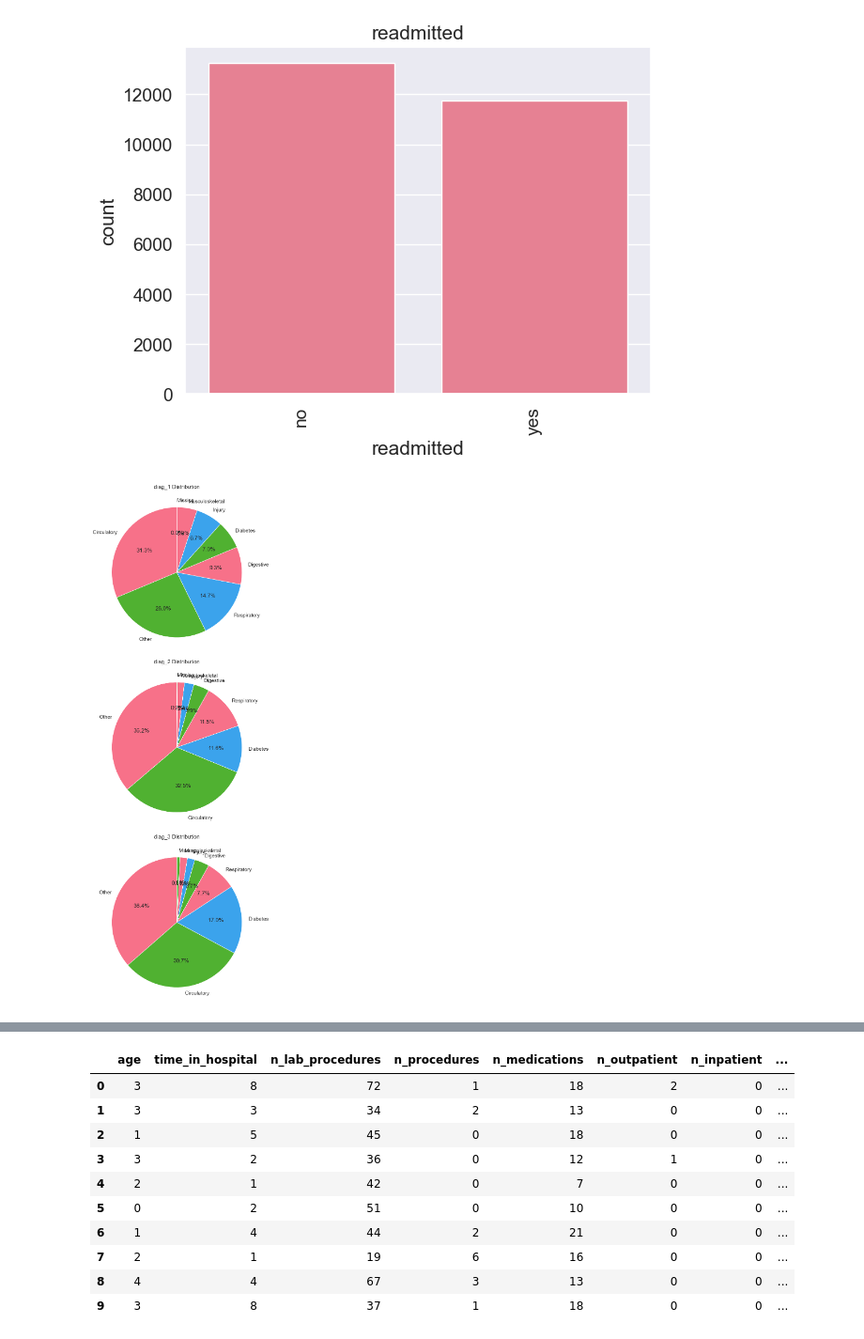
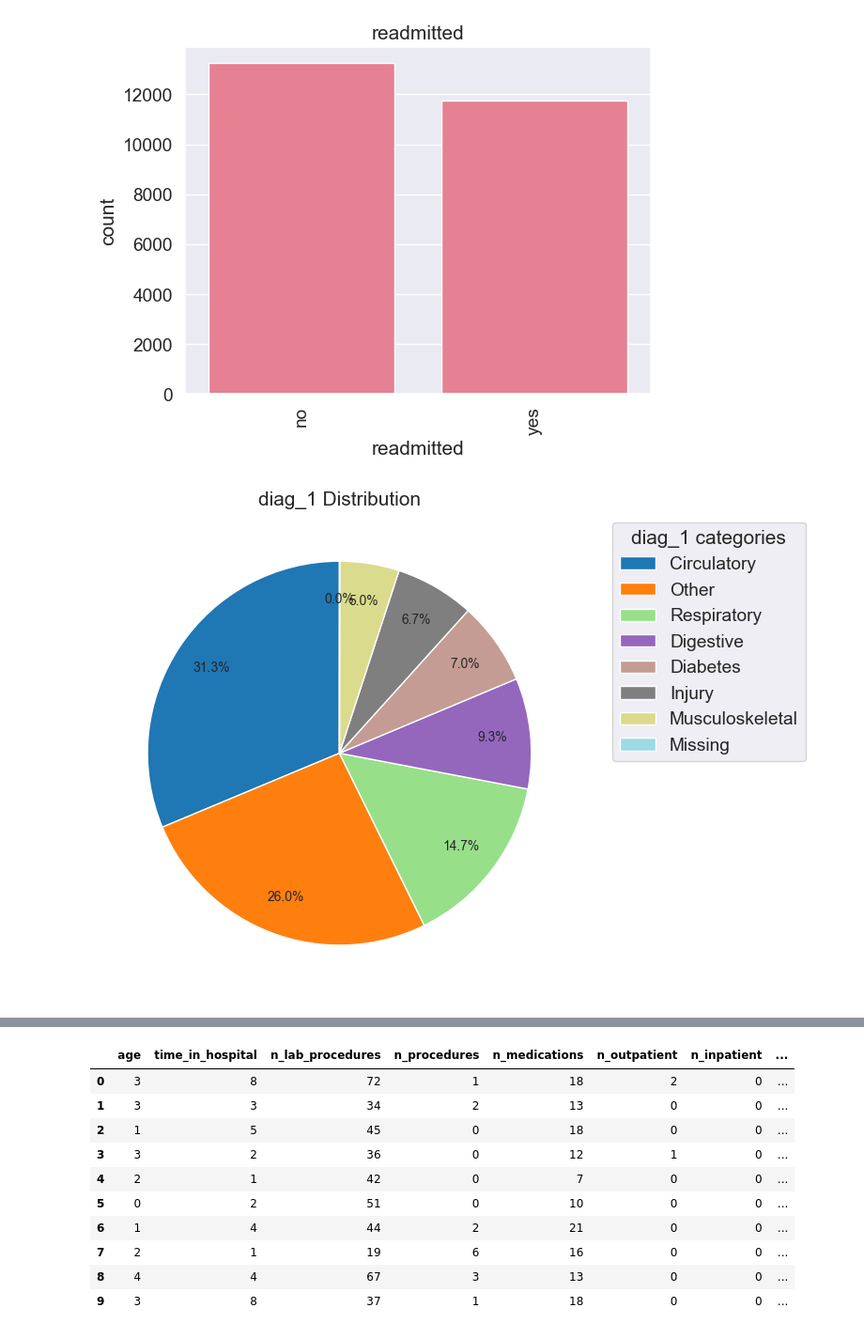
Before and after one commit to krithikadh/CTS_Hackathon, a Jupyter notebook: final.ipynb, the cells around one changed output, grey strips where cells are left out. Shown at 94% size. Cells and saved outputs as stored; diff of their text form; code cells hidden in the pictures.

```diff
--- a/final.ipynb
+++ b/final.ipynb
@@ -109,20 +117,40 @@ plot_cat_count()
 [figure]
 [figure]
 # %%
-cat_vars = ['diag_1','diag_2','diag_3']
+import matplotlib.pyplot as plt
+import matplotlib.cm as cm
+import numpy as np
 
-fig,axs = plt.subplots(nrows=3, ncols=1, figsize=(25,20))
+def plot_pie(df, column):
+    cat_counts = df[column].value_counts()
+    plt.figure(figsize=(8, 8))
 
-for i, var in enumerate(cat_vars):
-    if i < len(axs.flat):
-        cat_counts = df[var].value_counts()
-        axs.flat[i].pie(cat_counts, labels=cat_counts.index, autopct='%1.1f%%', startangle=90)
-        axs.flat[i].set_title(f'{var} Distribution')
+    # Generate as many distinct colors as categories
+    colors = cm.tab20(np.linspace(0, 1, len(cat_counts)))
 
-fig.tight_layout()
-plt.show()
+    wedges, texts, autotexts = plt.pie(
+        cat_counts,
+        labels=None,
+        autopct='%1.1f%%',
+        startangle=90,
+        pctdistance=0.8,
+        colors=colors
+    )
+
+    for a in autotexts:
+        a.set_fontsize(10)
+
+    plt.legend(
+        wedges,
+        cat_counts.index,
+        title=f"{column} categories",
+        bbox_to_anchor=(1.05, 1),
+        loc="upper left"
+    )
+
+    plt.title(f"{column} Distribution")
+    plt.tight_layout()
+    plt.show()
-# %% [output]
-[figure, removed]
 # %%
 from sklearn.preprocessing import LabelEncoder
 
@@ -131,3 +159,7 @@ label_encoders = {col: LabelEncoder() for col in categorical_cols}
 
 for col,le in label_encoders.items():
   df[col] = le.fit_transform(df[col].astype(str))
+# %%
+plot_pie(df, 'diag_1')
+# %% [output]
+[figure, added]
```
Also changed, not shown: parts of 3 cells of this notebook, 1 other file.
